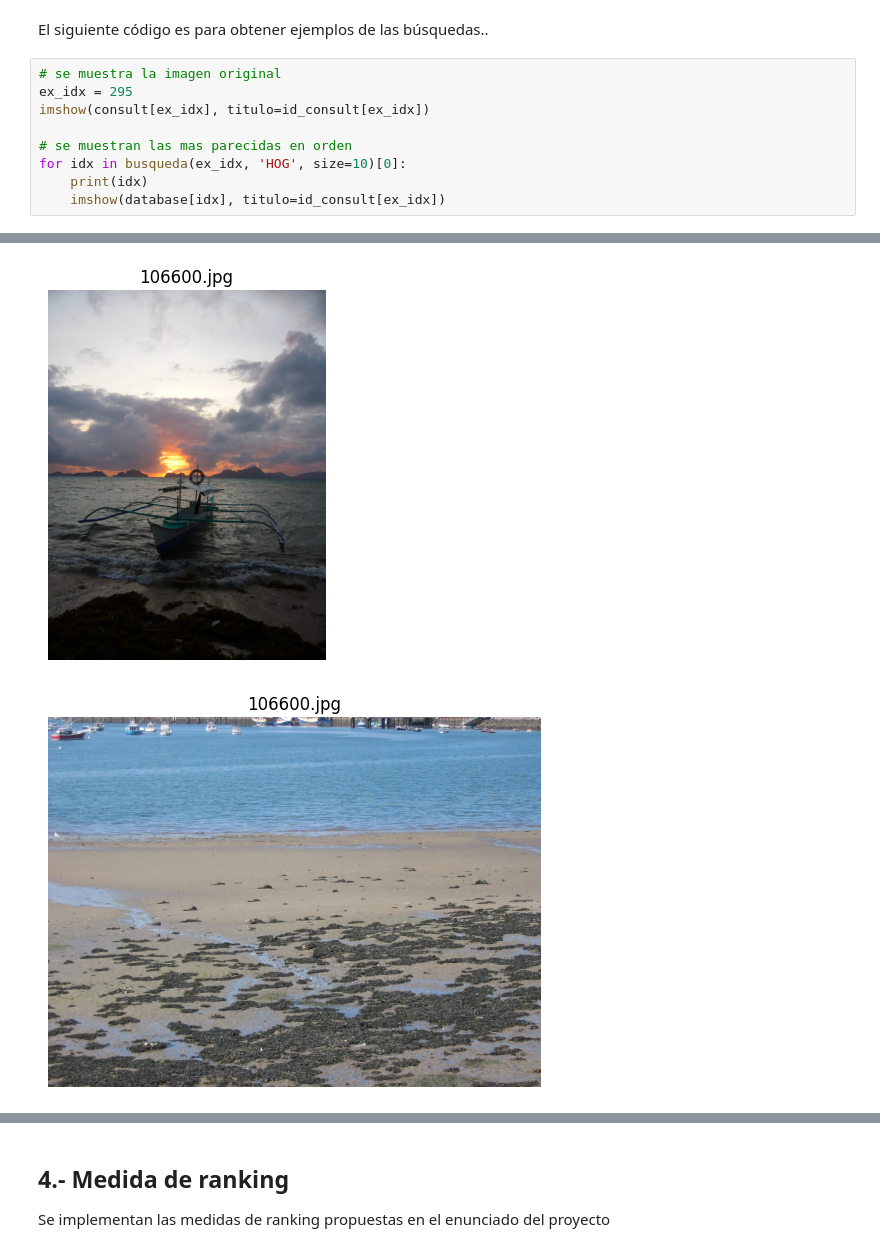
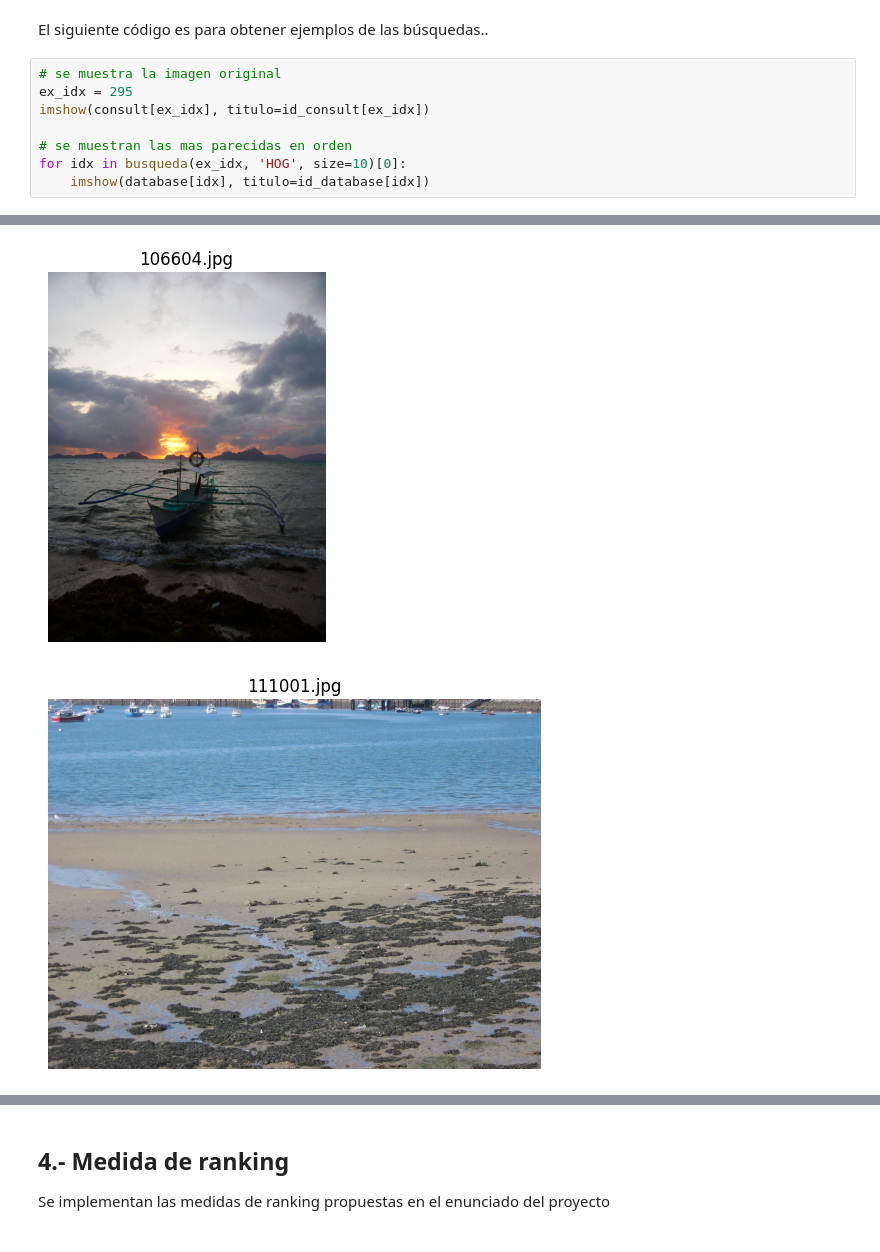
Before and after one commit to vPedreros/Proyecto-Laboratorio-Inteligencia, a Jupyter notebook: Proyecto.ipynb, the cells around one changed output, grey strips where cells are left out. Drawn from its saved outputs; the diff is of its cells as text.

```diff
--- a/Proyecto.ipynb
+++ b/Proyecto.ipynb
@@ -226,6 +226,5 @@ imshow(consult[ex_idx], titulo=id_consult[ex_idx])
 
 # se muestran las mas parecidas en orden
 for idx in busqueda(ex_idx, 'HOG', size=10)[0]:
-    print(idx)
-    imshow(database[idx], titulo=id_consult[ex_idx])
+    imshow(database[idx], titulo=id_database[idx])
 # %% [output]
@@ -242,5 +231,5 @@ for idx in busqueda(ex_idx, 'HOG', size=10)[0]:
 [figure]
 [figure]
 [figure]
 [figure]
-[figure, old version]
+[figure, new version]
```
Also changed, not shown: parts of 2 cells of this notebook.
